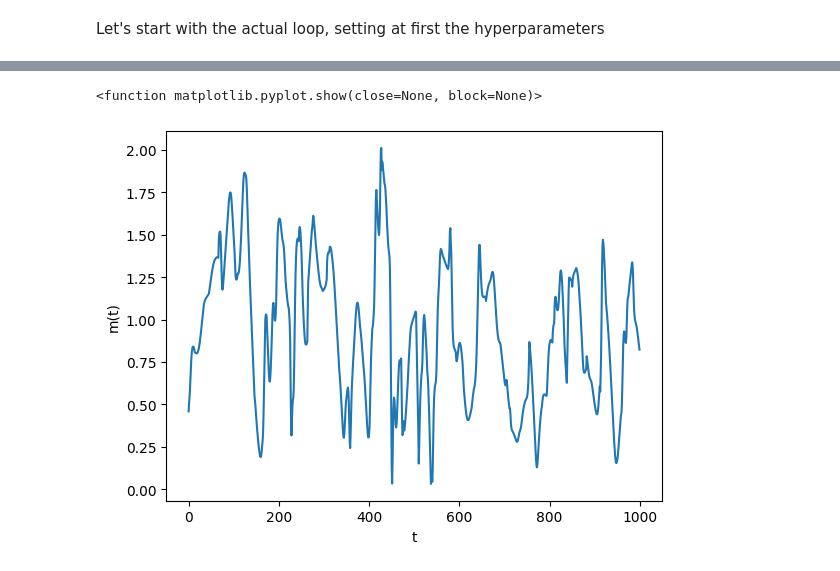
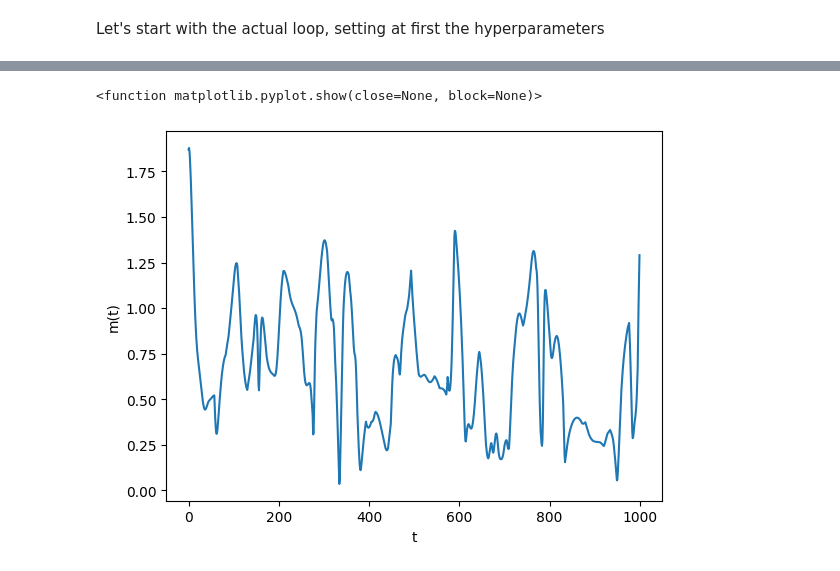
Before and after one commit to leofluck/complex_phase_retrieval, a Jupyter notebook: complex_p_r_implementation.ipynb, the cells around one changed output, grey strips where cells are left out. Saved outputs shown, nothing was run; the diff lists cells and outputs as text; code cells hidden in the pictures.

```diff
--- a/complex_p_r_implementation.ipynb
+++ b/complex_p_r_implementation.ipynb
@@ -194,4 +193,4 @@ def loss_grad(w,X,y,s_last):
 $m(t) = \frac{1}{d}\left<\underline{w}(t),\underline{\hat{w}}\right>_{\mathbb{C}^n} \equiv \frac{1}{d}\sum_{k=1}^d w^{k}(t)^*\hat{w}^k$
 # %%
 def magnetization_norm(w,w_hat):
-    return np.abs(w.conj().T@w_hat/len(w_hat))
+    return np.linalg.norm(w.conj().T@w_hat/len(w_hat))
@@ -209,4 +204,4 @@ def define_w_0(m_0, w_hat):
     """
     z = random_complex_vector(len(w_hat))
     vec = m_0*w_hat+np.sqrt(len(w_hat))*z
-    return vec/np.abs(vec)*np.sqrt(len(w_hat))
+    return vec/np.linalg.norm(vec)*np.sqrt(len(w_hat))
@@ -218,4 +224,5 @@ def w_next(w,X,y,b,eta,tau,s_last):
     The recursive algorithm that links all together
     """
     cal = w - eta*loss_grad(w,X,y,s_last)
-    return cal/np.abs(cal)*np.sqrt(len(w))
+
+    return cal/np.linalg.norm(cal)*np.sqrt(len(w))
@@ -226,30 +246,32 @@ np.random.seed(0)
 #random.seed(0) if actively using random
 
 N = 1000
-d = 500
-eta = 1e-3 #eta must be bigger than tau
+d = 100
+eta = 1e-3 #eta must be smaller than tau
 tau = 10
 b = 1e-2 #b must be bigger than eta/(tau+eta)
-m_0 = 1e-2
+m_0 = 0.1
 iter_max = int(1e3)
+
+assert eta <= tau, "eta must be bigger than tau"
+assert (b >= eta/(tau+eta)), "b must be bigger than eta/(tau+eta)"
 
 X = define_X(N,d)
 w_hat = define_w_hat(d)
 y = define_y(X,w_hat)
-
-#EMA: should be implemented, it's useful to look at the loss as well
-loss_all = np.empty(iter_max)
 
 m_norm_all = np.empty(iter_max)
 s_vector = np.empty(N)
 s_vector[0] = -1 #must be done to ensure iterative_isinbatch to work on first iteration
 w = define_w_0(m_0,w_hat)
 
-for iter in tqdm(range(iter_max)):
+for iter in range(iter_max):
     s_vector = iterative_isinbatch(b,eta,tau,s_vector)
     w = w_next(w,X,y,b,eta,tau,s_vector)
     m_norm_all[iter] = magnetization_norm(w,w_hat)
 
 plt.plot(np.arange(0,iter_max,1),m_norm_all)
-plt.show()
+plt.xlabel('t')
+plt.ylabel('m(t)')
+plt.show
 # %% [output]
@@ -257,8 +280,8 @@ KeyboardInterrupt:
 # %%
 plt.plot(np.arange(0,iter_max,1),m_norm_all)
 plt.xlabel('t')
 plt.ylabel('m(t)')
-plt.show()
+plt.show
 # %% [output]
 <function matplotlib.pyplot.show(close=None, block=None)>
-[figure, old version]
+[figure, new version]
```
Also changed, not shown: parts of 7 cells of this notebook.
